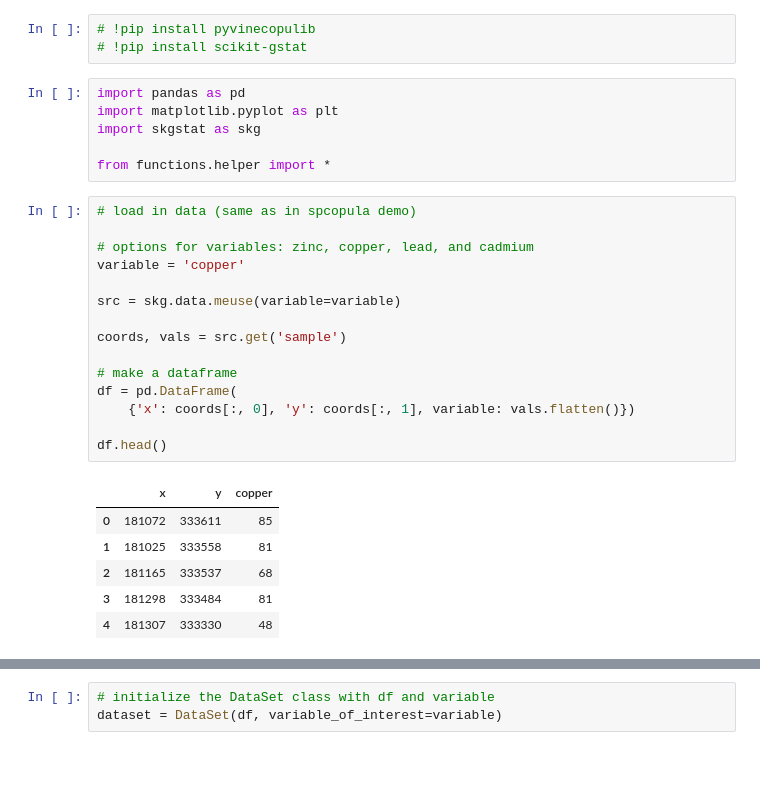
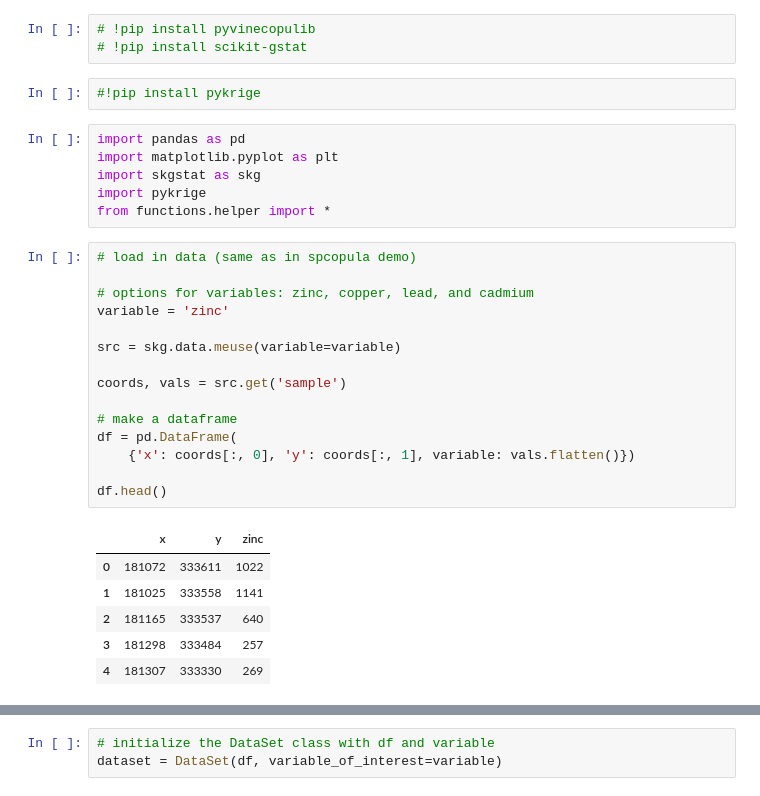
Before and after one commit to SSolarski/spatialvinecopula, a Jupyter notebook: Spatial_Vine_Copulas.ipynb, the cells around one changed output, grey strips where cells are left out. Saved outputs shown, nothing was run; the diff lists cells and outputs as text; blank space fills up the shorter version.

```diff
--- a/Spatial_Vine_Copulas.ipynb
+++ b/Spatial_Vine_Copulas.ipynb
@@ -1,34 +1,36 @@
 # %%
 # !pip install pyvinecopulib
 # !pip install scikit-gstat
+# %%
+#!pip install pykrige
 # %%
 import pandas as pd
 import matplotlib.pyplot as plt
 import skgstat as skg
-
+import pykrige
 from functions.helper import *
 # %%
 # load in data (same as in spcopula demo)
 
 # options for variables: zinc, copper, lead, and cadmium
-variable = 'copper'
+variable = 'zinc'
 
 src = skg.data.meuse(variable=variable)
 
 coords, vals = src.get('sample')
 
 # make a dataframe
 df = pd.DataFrame(
     {'x': coords[:, 0], 'y': coords[:, 1], variable: vals.flatten()})
 
 df.head()
 # %% [output]
-|  | x | y | copper |
-| 0 | 181072 | 333611 | 85 |
-| 1 | 181025 | 333558 | 81 |
-| 2 | 181165 | 333537 | 68 |
-| 3 | 181298 | 333484 | 81 |
-| 4 | 181307 | 333330 | 48 |
+|  | x | y | zinc |
+| 0 | 181072 | 333611 | 1022 |
+| 1 | 181025 | 333558 | 1141 |
+| 2 | 181165 | 333537 | 640 |
+| 3 | 181298 | 333484 | 257 |
+| 4 | 181307 | 333330 | 269 |
 # %%
 # df = pd.read_csv('sic2004data_01\sic2004_01.csv', names=['x', 'y', 'radiation'])
 # variable = 'radiation'
```
Also changed, not shown: parts of 25 cells of this notebook, 6 other files.
